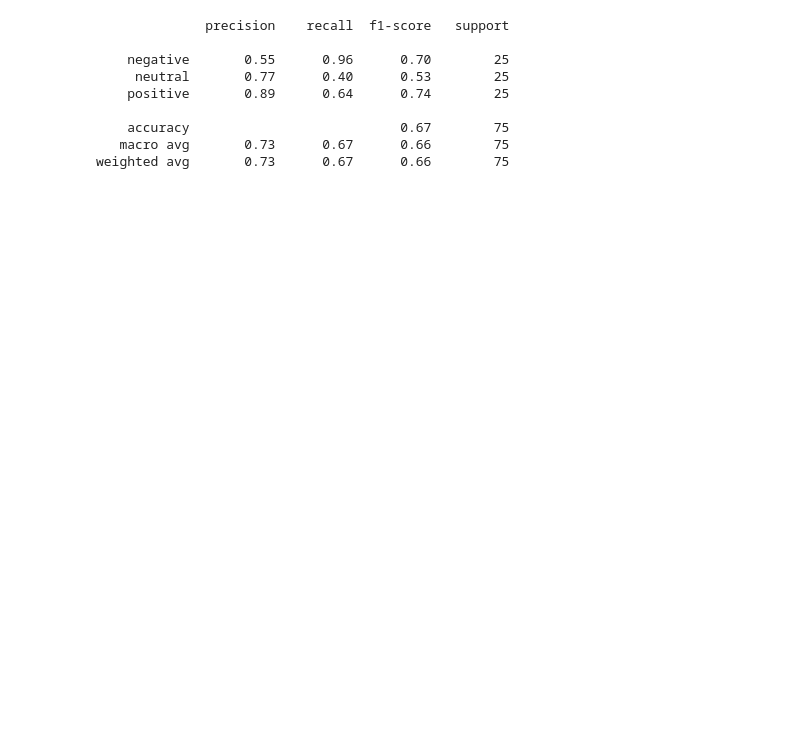
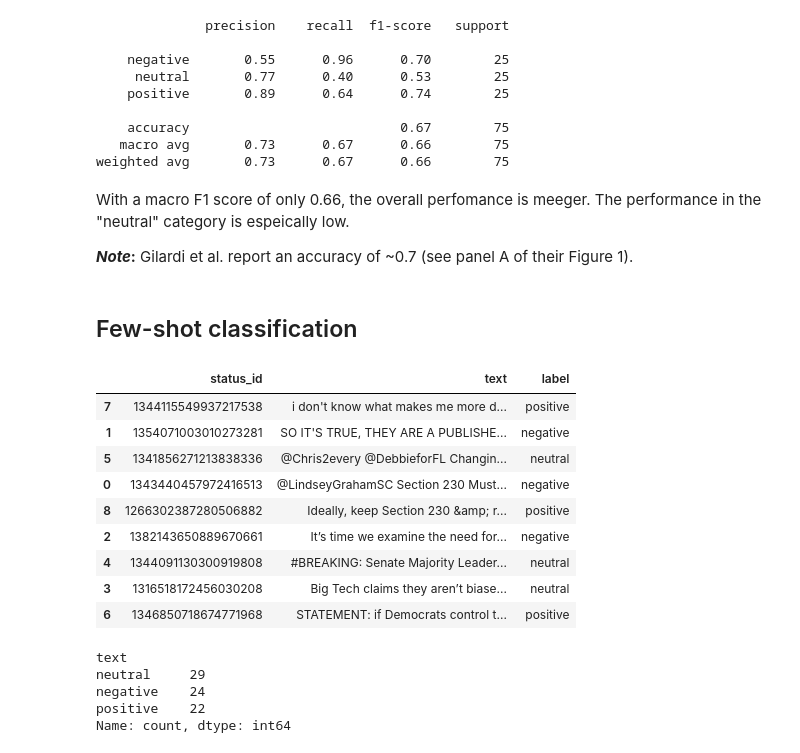
Before and after one commit to haukelicht/llm_text_coding, a Jupyter notebook: code/examples/gilardi_2016_section230_stance_classification.ipynb, the cells around one changed output. Drawn from its saved outputs; the diff is of its cells as text; code cells hidden in the pictures; blank space fills up the shorter version.

```diff
--- a/code/examples/gilardi_2016_section230_stance_classification.ipynb
+++ b/code/examples/gilardi_2016_section230_stance_classification.ipynb
@@ -78,0 +85,7 @@ token_counter = TokenCounter(model=MODEL)
+# %%
+base_path = os.path.join('..', '..')
+data_path = os.path.join(base_path, 'data', 'gilardi_chatgpt_2023')
+
+fp = os.path.join(data_path, "gilardi_chatgpt_2023_section230_stance.csv")
+df = pd.read_csv(fp)
+len(df)
@@ -193,3 +213,26 @@ print(classification_report(samples.label, results.values))
     accuracy                           0.67        75
    macro avg       0.73      0.67      0.66        75
 weighted avg       0.73      0.67      0.66        75
+# %% [markdown]
+With a macro F1 score of only 0.66, the overall perfomance is meeger.
+The performance in the "neutral" category is espeically low.
+
+**_Note_:** Gilardi et al. report an accuracy of ~0.7 (see panel A of their Figure 1).
+# %% [markdown]
+## Few-shot classification
+# %%
+examples = df[~df.status_id.isin(samples.status_id)].groupby('label').sample(3, random_state=42)[["status_id", "text", "label"]].reset_index(drop=True)
+# resuffle
+examples = examples.sample(frac=1.0, random_state=42)
+examples
+# %% [output]
+|  | status_id | text | label |
+| 7 | 1344115549937217538 | i don't know what makes me more d... | positive |
+| 1 | 1354071003010273281 | SO IT'S TRUE, THEY ARE A PUBLISHE... | negative |
+| 5 | 1341856271213838336 | @Chris2every @DebbieforFL Changin... | neutral |
+| 0 | 1343440457972416513 | @LindseyGrahamSC Section 230 Must... | negative |
+| 8 | 1266302387280506882 | Ideally, keep Section 230 &amp; r... | positive |
+| 2 | 1382143650889670661 | It’s time we examine the need for... | negative |
+| 4 | 1344091130300919808 | #BREAKING: Senate Majority Leader... | neutral |
+| 3 | 1316518172456030208 | Big Tech claims they aren’t biase... | neutral |
+| 6 | 1346850718674771968 | STATEMENT: if Democrats control t... | positive |
@@ -195,0 +263,8 @@ weighted avg       0.73      0.67      0.66        75
+# %%
+results_fs.value_counts()
+# %% [output]
+text
+neutral     29
+negative    24
+positive    22
+Name: count, dtype: int64
```
Also changed, not shown: parts of 28 cells of this notebook, 13 other files.
